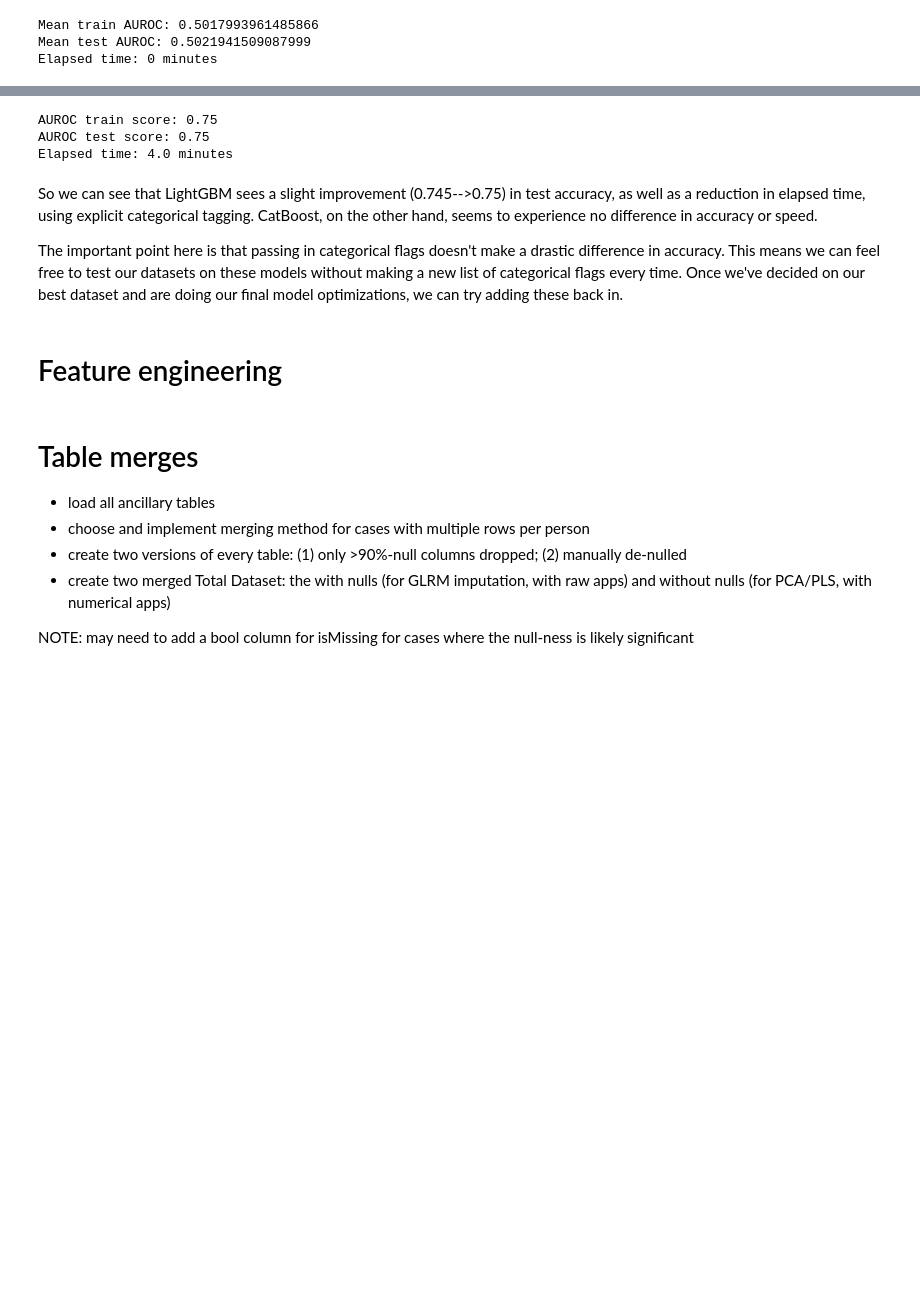
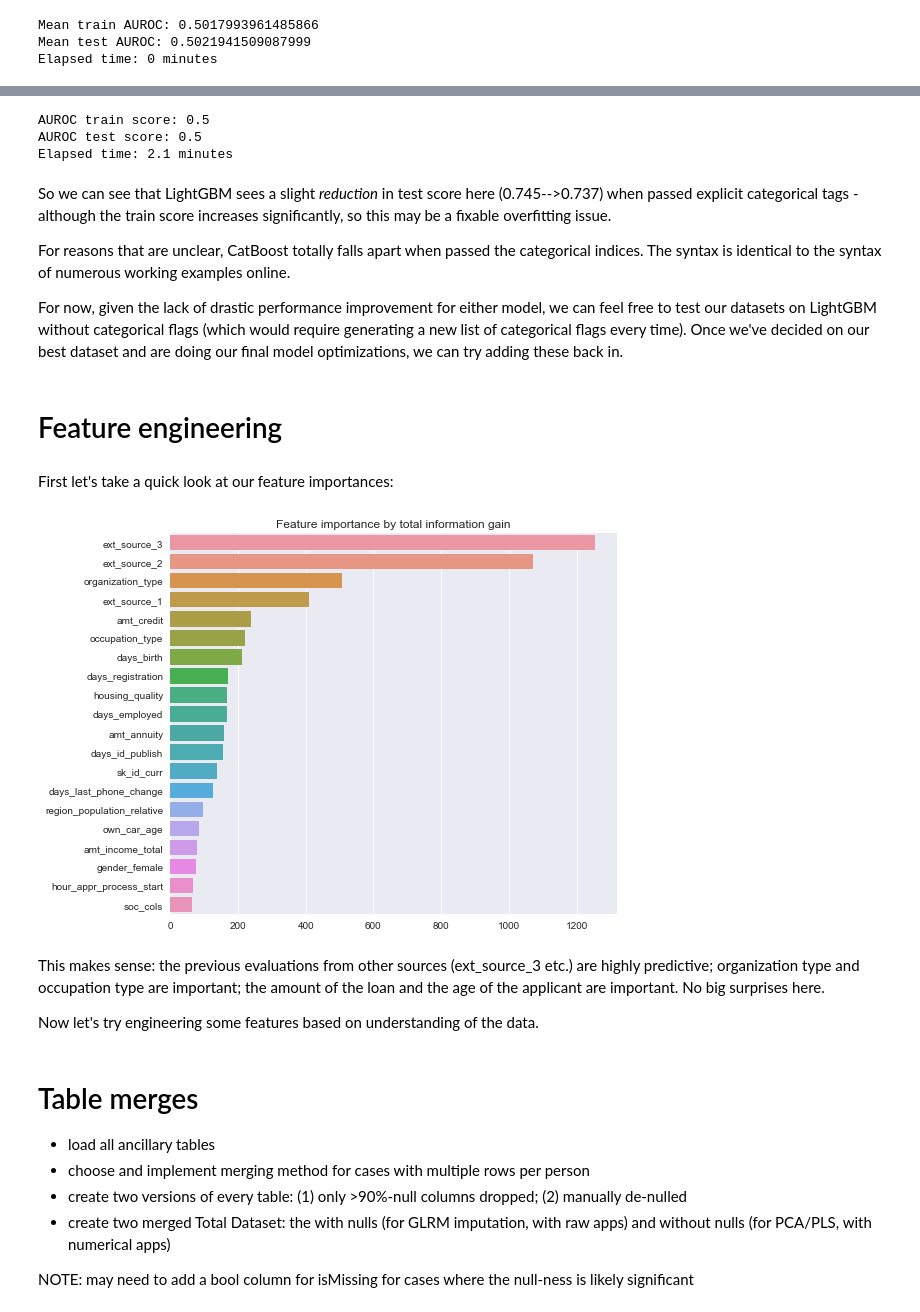
Before and after one commit to wwwslinger/drills, a Jupyter notebook: Thinkful/drills/Supervised Learning Capstone.ipynb, the cells around one changed output, grey strips where cells are left out. Drawn from its saved outputs; the diff is of its cells as text; code cells hidden in the pictures; blank space fills up the shorter version.

```diff
--- a/Thinkful/drills/Supervised Learning Capstone.ipynb
+++ b/Thinkful/drills/Supervised Learning Capstone.ipynb
@@ -510,23 +489,62 @@ Elapsed time: 0.1 minutes
 import catboost as cb
 
 start = time()
-cbc = cb.CatBoostClassifier(iterations=300, verbose=False)
+cbc = cb.CatBoostClassifier(eval_metric='AUC', iterations=300, verbose=False)
 cbc.fit(X_num_train, y_train, cat_features=X_cat_indices)
 y_train_pred = cbc.predict(X_num_train)
 y_test_pred = cbc.predict(X_num_test)
 train_score = round(roc_auc_score(y_train, y_train_pred), 4)
 test_score = round(roc_auc_score(y_test, y_test_pred), 4)
 etime = round((time()-start)/60, 1)
-print("AUROC train score:", score)
-print("AUROC test score:", score)
+print("AUROC train score:", train_score)
+print("AUROC test score:", test_score)
 print("Elapsed time:", etime, "minutes")
 # %% [output]
-AUROC train score: 0.75
-AUROC test score: 0.75
-Elapsed time: 4.0 minutes
+AUROC train score: 0.5
+AUROC test score: 0.5
+Elapsed time: 2.1 minutes
+# %%
+# Trying again, but with non-num-encoded categorical data
+X = apps_small_df.drop('target', axis=1)
+y = apps_small_df['target']
+X_train, X_test, y_train, y_test = train_test_split(X, y, test_size = 1/3)
+
+start = time()
+cbc = cb.CatBoostClassifier(eval_metric='AUC', iterations=300, verbose=False)
+cbc.fit(X_num_train, y_train, cat_features=X_cat_indices)
+y_train_pred = cbc.predict(X_train)
+y_test_pred = cbc.predict(X_test)
+train_score = round(roc_auc_score(y_train, y_train_pred), 4)
+test_score = round(roc_auc_score(y_test, y_test_pred), 4)
+etime = round((time()-start)/60, 1)
+print("AUROC train score:", train_score)
+print("AUROC test score:", test_score)
+print("Elapsed time:", etime, "minutes")
 # %% [markdown]
-So we can see that LightGBM sees a slight improvement (0.745-->0.75) in test accuracy, as well as a reduction in elapsed time, using explicit categorical tagging.  CatBoost, on the other hand, seems to experience no difference in accuracy or speed.
+So we can see that LightGBM sees a slight *reduction* in test score here (0.745-->0.737) when passed explicit categorical tags - although the train score increases significantly, so this may be a fixable overfitting issue.
 
-The important point here is that passing in categorical flags doesn't make a drastic difference in accuracy.  This means we can feel free to test our datasets on these models without making a new list of categorical flags every time.  Once we've decided on our best dataset and are doing our final model optimizations, we can try adding these back in.
+For reasons that are unclear, CatBoost totally falls apart when passed the categorical indices.  The syntax is identical to the syntax of numerous working examples online.
+
+For now, given the lack of drastic performance improvement for either model, we can feel free to test our datasets on LightGBM without categorical flags (which would require generating a new list of categorical flags every time).  Once we've decided on our best dataset and are doing our final model optimizations, we can try adding these back in.
 # %% [markdown]
 # Feature engineering
+# %% [markdown]
+First let's take a quick look at our feature importances:
+# %%
+def plot_importances(X_train, model):
+    labeled_fi = sorted( list(zip(X_train.columns, model.feature_importance(importance_type='gain'))), key=lambda x: -x[1])
+    plt.figure(figsize=(8,7))
+    x_imp = [tup[0] for tup in labeled_fi[:20]]
+    y_labels = [tup[1] for tup in labeled_fi[:20]]
+    sns.barplot(y_labels, x_imp)
+    plt.title("Feature importance by total information gain")
+    plt.show()
+
+importances = [round(i) for i in lgbmc.feature_importance(importance_type='gain')]
+plot_importances(X_num_train, lgbmc)
+# %% [output]
+[figure, added]
+# %% [markdown]
+This makes sense: the previous evaluations from other sources (ext_source_3 etc.) are highly predictive; organization type and occupation type are important; the amount of the loan and the age of the applicant are important.  No big surprises here.
+
+Now let's try engineering some features based on understanding of the data.
```
Also changed, not shown: parts of 86 cells of this notebook.
